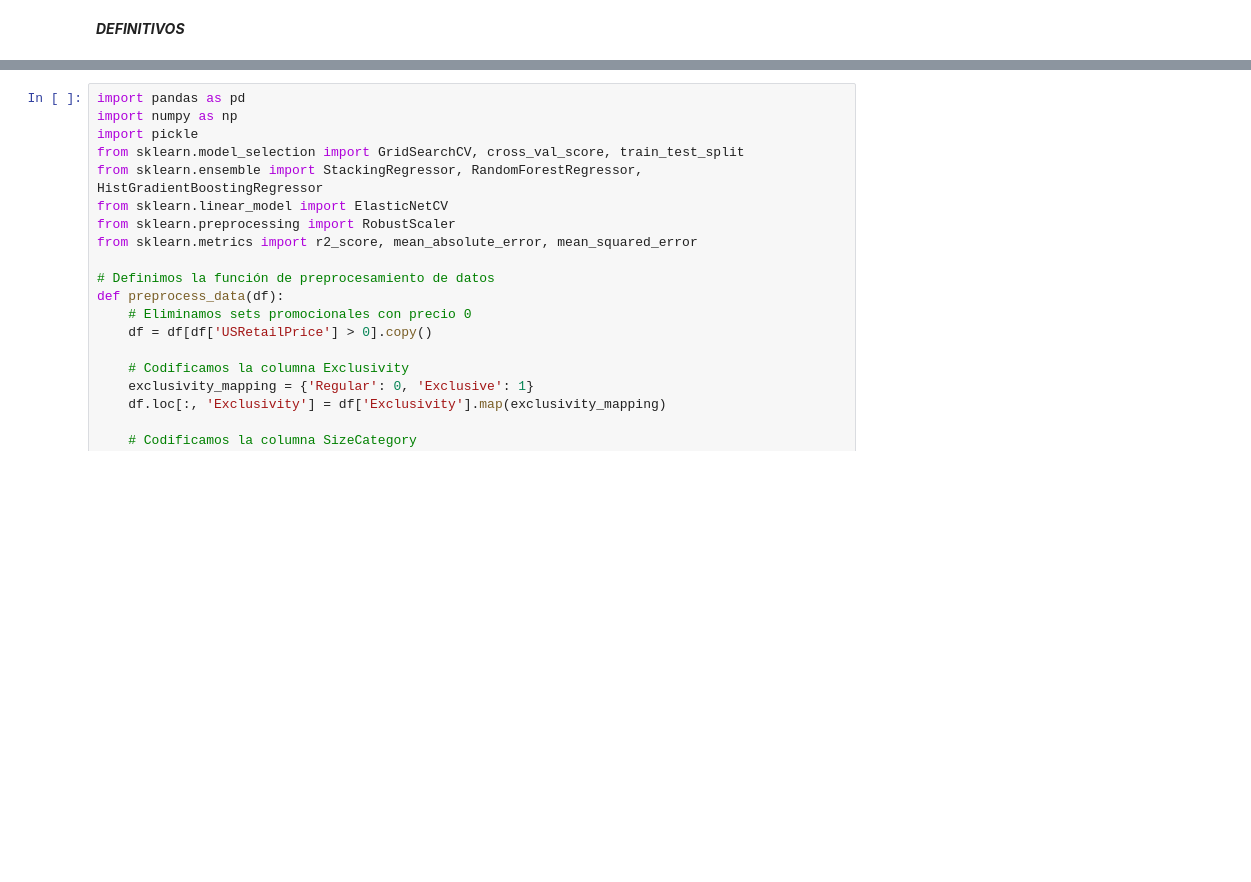
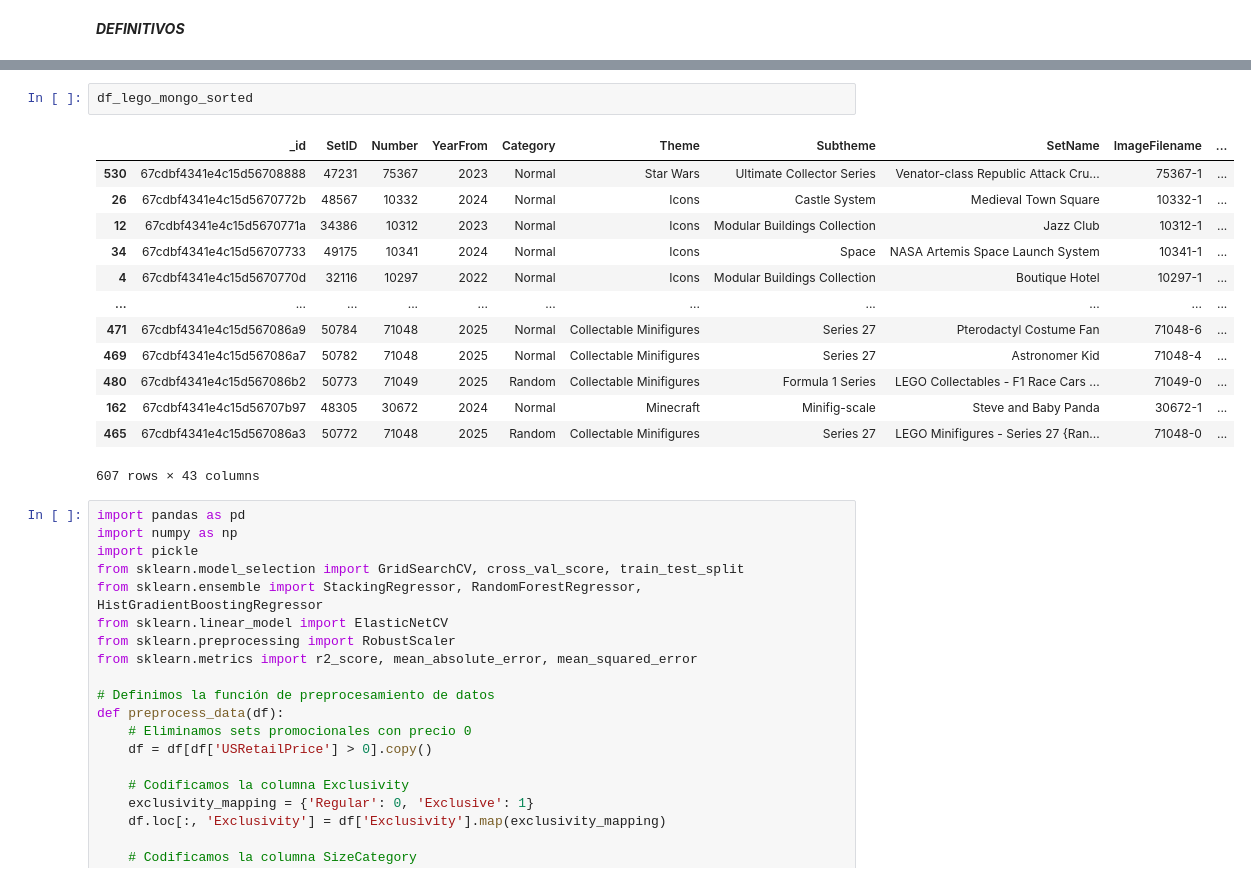
Before and after one commit to luismrtnzgl/ironbrick, a Jupyter notebook: 03_EDA/03_ML.ipynb, the cells around one changed output, grey strips where cells are left out. Cells and saved outputs as stored; diff of their text form; blank space fills up the shorter version.

```diff
--- a/03_EDA/03_ML.ipynb
+++ b/03_EDA/03_ML.ipynb
@@ -348,3 +377,19 @@ R² Medio: 0.9076, Desviación Estándar: 0.0218
+# %%
+df_lego_mongo_sorted
+# %% [output]
+|  | _id | SetID | Number | YearFrom | Category | Theme | Subtheme | SetName | ImageFilename | ... |
+| 530 | 67cdbf4341e4c15d56708888 | 47231 | 75367 | 2023 | Normal | Star Wars | Ultimate Collector Series | Venator-class Republic Attack Cru... | 75367-1 | ... |
+| 26 | 67cdbf4341e4c15d5670772b | 48567 | 10332 | 2024 | Normal | Icons | Castle System | Medieval Town Square | 10332-1 | ... |
+| 12 | 67cdbf4341e4c15d5670771a | 34386 | 10312 | 2023 | Normal | Icons | Modular Buildings Collection | Jazz Club | 10312-1 | ... |
+| 34 | 67cdbf4341e4c15d56707733 | 49175 | 10341 | 2024 | Normal | Icons | Space | NASA Artemis Space Launch System | 10341-1 | ... |
+| 4 | 67cdbf4341e4c15d5670770d | 32116 | 10297 | 2022 | Normal | Icons | Modular Buildings Collection | Boutique Hotel | 10297-1 | ... |
+| ... | ... | ... | ... | ... | ... | ... | ... | ... | ... | ... |
+| 471 | 67cdbf4341e4c15d567086a9 | 50784 | 71048 | 2025 | Normal | Collectable Minifigures | Series 27 | Pterodactyl Costume Fan | 71048-6 | ... |
+| 469 | 67cdbf4341e4c15d567086a7 | 50782 | 71048 | 2025 | Normal | Collectable Minifigures | Series 27 | Astronomer Kid | 71048-4 | ... |
+| 480 | 67cdbf4341e4c15d567086b2 | 50773 | 71049 | 2025 | Random | Collectable Minifigures | Formula 1 Series | LEGO Collectables - F1 Race Cars ... | 71049-0 | ... |
+| 162 | 67cdbf4341e4c15d56707b97 | 48305 | 30672 | 2024 | Normal | Minecraft | Minifig-scale | Steve and Baby Panda | 30672-1 | ... |
+| 465 | 67cdbf4341e4c15d567086a3 | 50772 | 71048 | 2025 | Random | Collectable Minifigures | Series 27 | LEGO Minifigures - Series 27 {Ran... | 71048-0 | ... |
+607 rows × 43 columns
 # %%
 import pandas as pd
 import numpy as np
```
Also changed, not shown: parts of 3 cells of this notebook, 3 other files.
